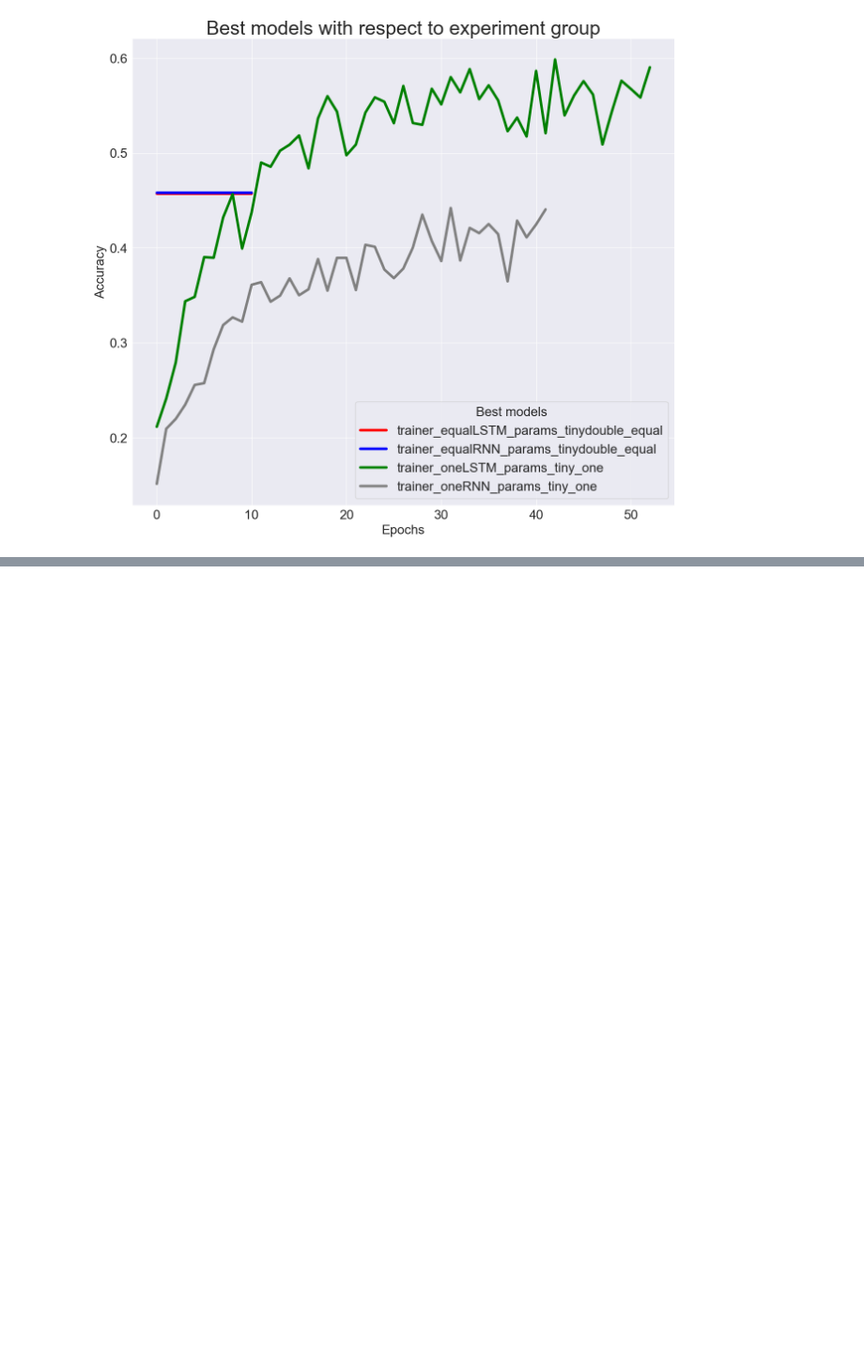
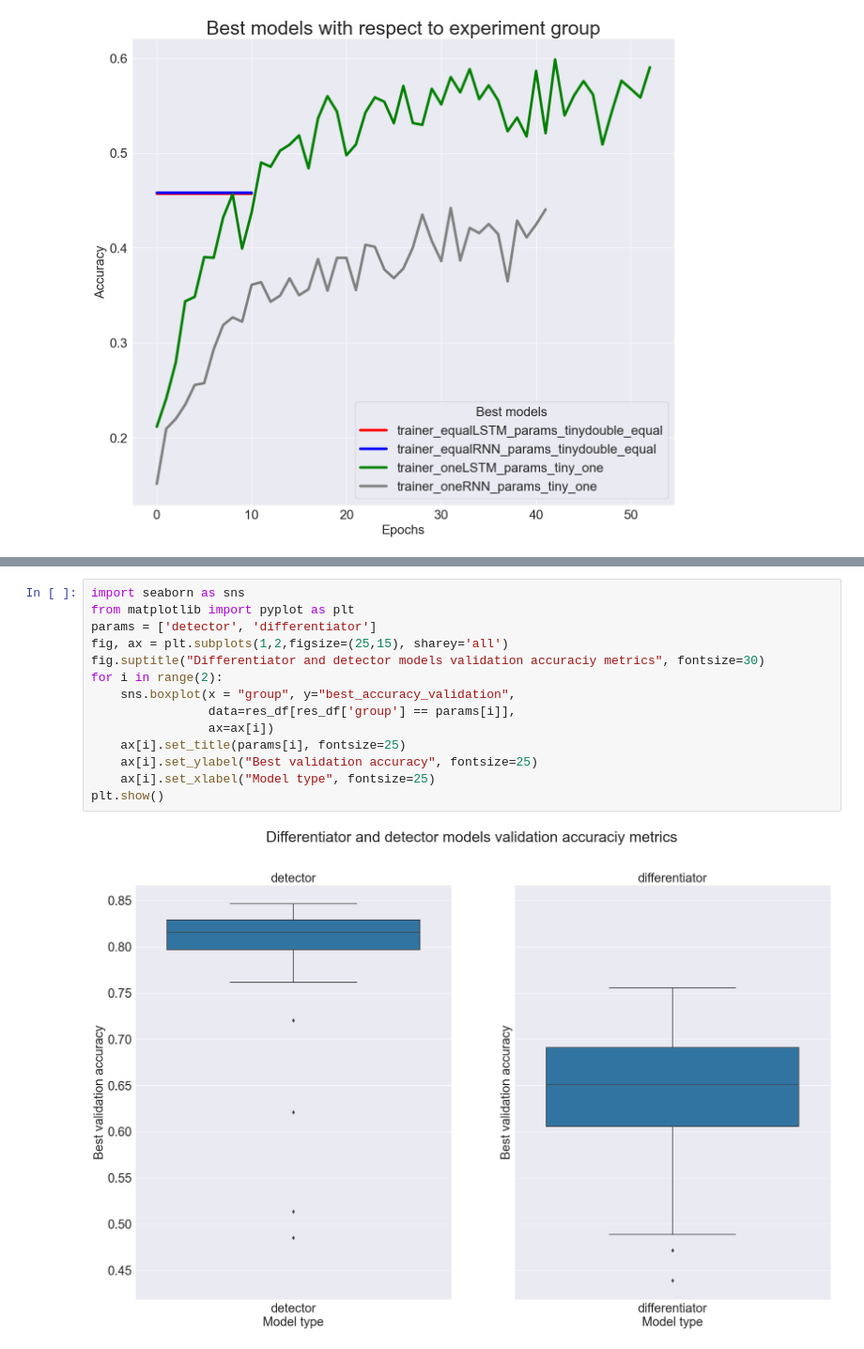
Before and after one commit to jakfol1217/DeepLearning, a Jupyter notebook: Project2/Experiment results.ipynb, the cells around one changed output, grey strips where cells are left out. Shown at 94% size. Drawn from its saved outputs; the diff is of its cells as text; blank space fills up the shorter version.

```diff
--- a/Project2/Experiment results.ipynb
+++ b/Project2/Experiment results.ipynb
@@ -202,0 +321,16 @@ plot_best_trajectories(best_model_group, "Best models with respect to experiment
+# %%
+import seaborn as sns
+from matplotlib import pyplot as plt
+params = ['detector', 'differentiator']
+fig, ax = plt.subplots(1,2,figsize=(25,15), sharey='all')
+fig.suptitle("Differentiator and detector models validation accuraciy metrics", fontsize=30)
+for i in range(2):
+    sns.boxplot(x = "group", y="best_accuracy_validation",
+                data=res_df[res_df['group'] == params[i]],
+                ax=ax[i])
+    ax[i].set_title(params[i], fontsize=25)
+    ax[i].set_ylabel("Best validation accuracy", fontsize=25)
+    ax[i].set_xlabel("Model type", fontsize=25)
+plt.show()
+# %% [output]
+[figure, added]
```
Also changed, not shown: parts of 14 cells of this notebook.
